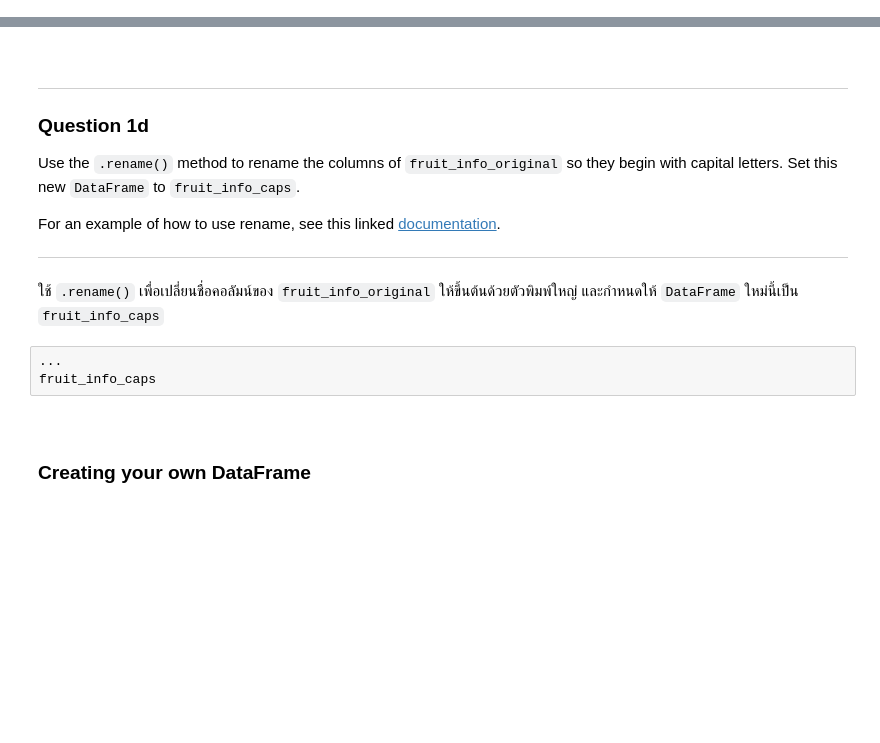
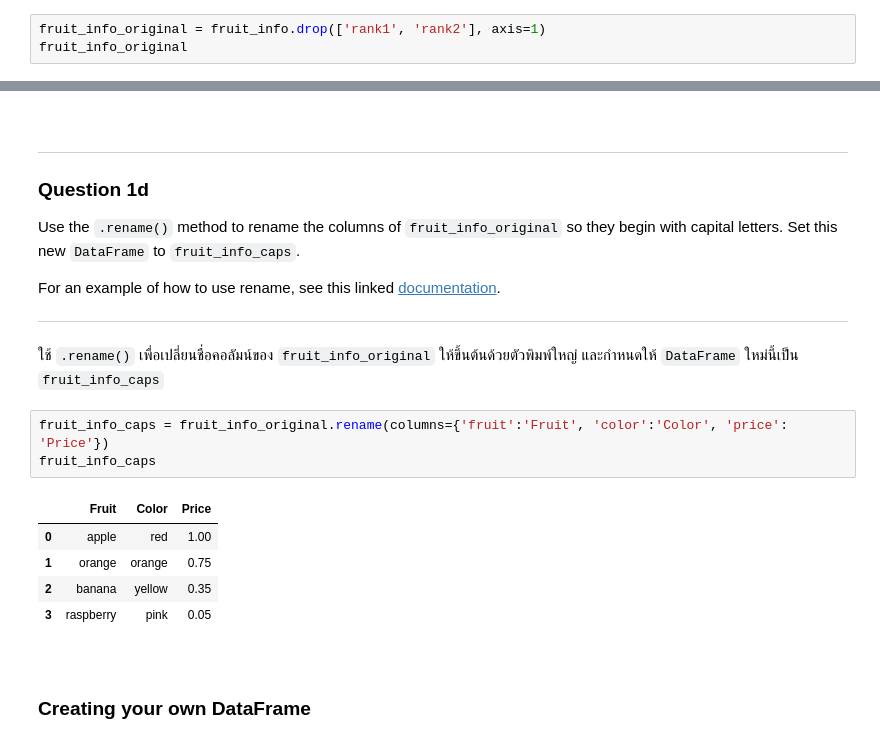
Before and after one commit to PatthananVachirathatthira/College-Bus-Tracker, a Jupyter notebook: SF_251_HW1.ipynb, the cells around one changed output, grey strips where cells are left out. Drawn from its saved outputs; the diff is of its cells as text; blank space fills up the shorter version.

```diff
--- a/SF_251_HW1.ipynb
+++ b/SF_251_HW1.ipynb
@@ -328,0 +326,3 @@ fruit_info_original
+# %%
+fruit_info_original = fruit_info.drop(['rank1', 'rank2'], axis=1)
+fruit_info_original
@@ -339,9 +345,15 @@ For an example of how to use rename, see this linked [documentation](https://pan
 
 ---
 ใช้ `.rename()` เพื่อเปลี่ยนชื่อคอลัมน์ของ `fruit_info_original` ให้ขึ้นต้นด้วยตัวพิมพ์ใหญ่ และกำหนดให้ `DataFrame` ใหม่นี้เป็น `fruit_info_caps`
-# %%
-...
-fruit_info_caps
+# %%
+fruit_info_caps = fruit_info_original.rename(columns={'fruit':'Fruit', 'color':'Color', 'price': 'Price'})
+fruit_info_caps
+# %% [output]
+|  | Fruit | Color | Price |
+| 0 | apple | red | 1.00 |
+| 1 | orange | orange | 0.75 |
+| 2 | banana | yellow | 0.35 |
+| 3 | raspberry | pink | 0.05 |
 # %% [markdown]
 <br/>
 
```
Also changed, not shown: parts of 8 cells of this notebook.
